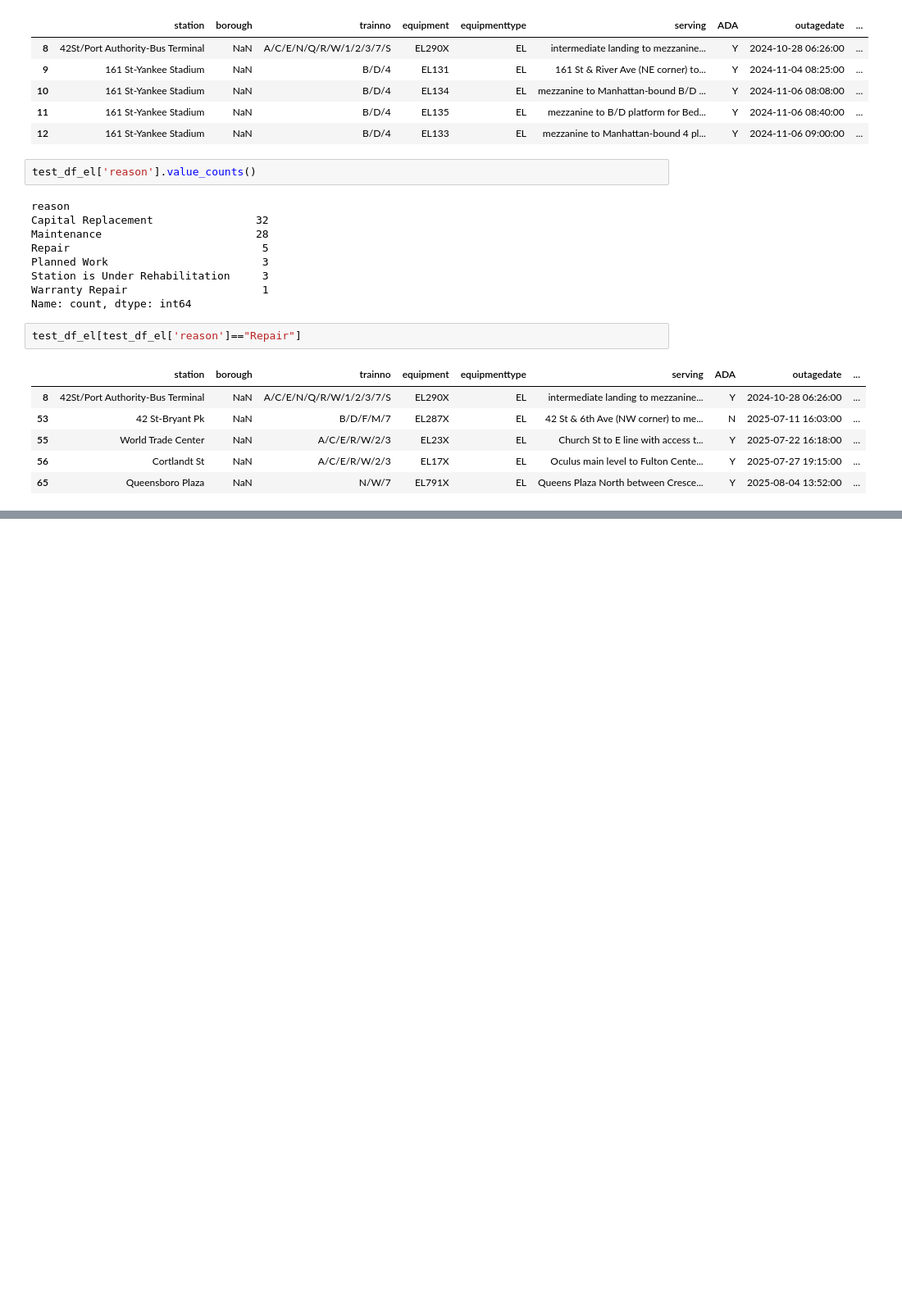
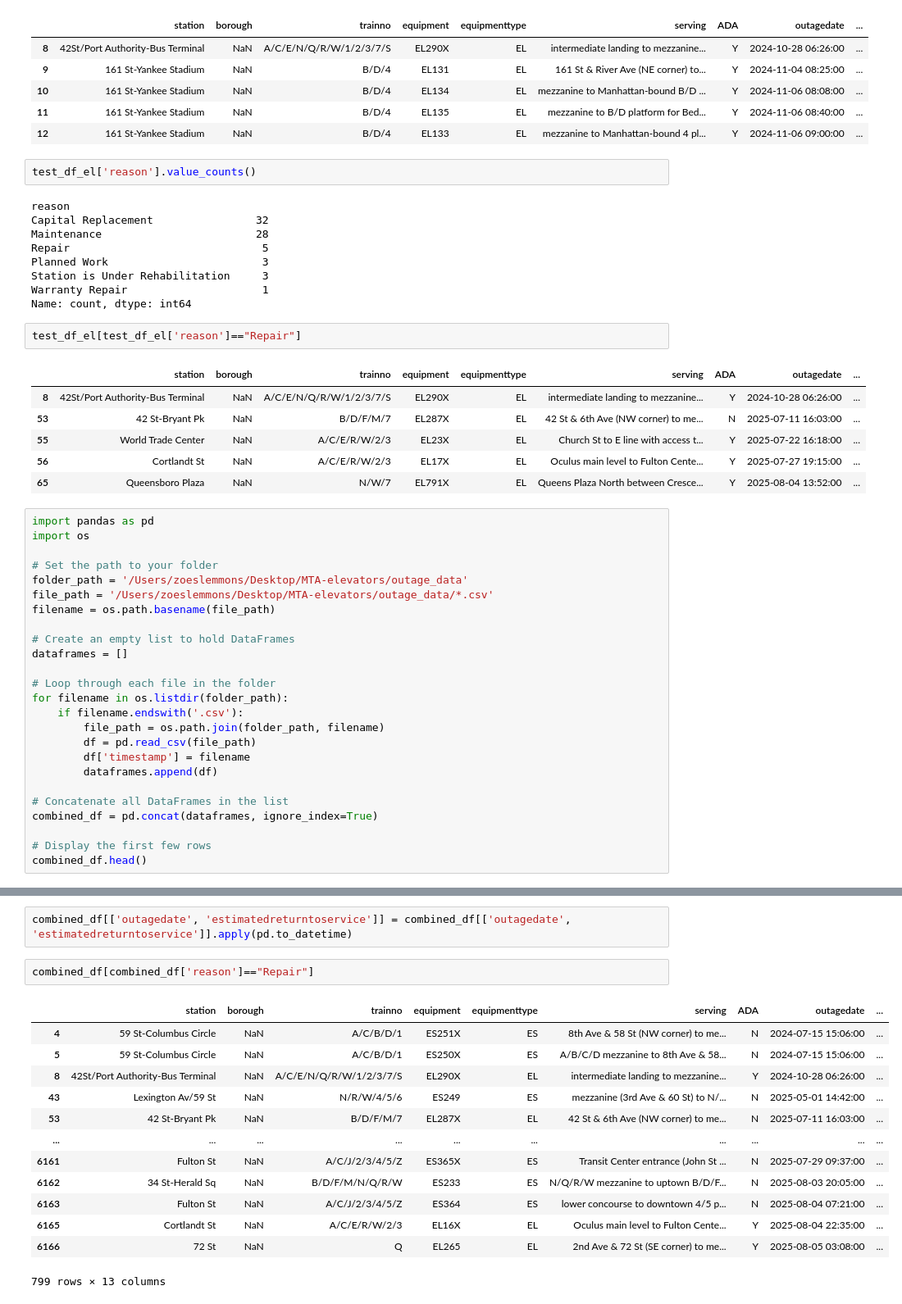
Before and after one commit to ZSlemmons/MTA-elevators, a Jupyter notebook: outage-scrape-analysis.ipynb, the cells around one changed output, grey strips where cells are left out. Shown at 82% size. Saved outputs shown, nothing was run; the diff lists cells and outputs as text; blank space fills up the shorter version.

```diff
--- a/outage-scrape-analysis.ipynb
+++ b/outage-scrape-analysis.ipynb
@@ -179,4 +179,28 @@ test_df_el[test_df_el['reason']=="Repair"]
 | 56 | Cortlandt St | NaN | A/C/E/R/W/2/3 | EL17X | EL | Oculus main level to Fulton Cente... | Y | 2025-07-27 19:15:00 | ... |
 | 65 | Queensboro Plaza | NaN | N/W/7 | EL791X | EL | Queens Plaza North between Cresce... | Y | 2025-08-04 13:52:00 | ... |
 # %%
+import pandas as pd
+import os
+
+# Set the path to your folder
+folder_path = '/Users/zoeslemmons/Desktop/MTA-elevators/outage_data'
+file_path = '/Users/zoeslemmons/Desktop/MTA-elevators/outage_data/*.csv'
+filename = os.path.basename(file_path)
+
+# Create an empty list to hold DataFrames
+dataframes = []
+
+# Loop through each file in the folder
+for filename in os.listdir(folder_path):
+    if filename.endswith('.csv'):
+        file_path = os.path.join(folder_path, filename)
+        df = pd.read_csv(file_path)
+        df['timestamp'] = filename
+        dataframes.append(df)
+
+# Concatenate all DataFrames in the list
+combined_df = pd.concat(dataframes, ignore_index=True)
+
+# Display the first few rows
+combined_df.head()
 # %% [output]
@@ -194,0 +245,18 @@ Name: serving, Length: 72, dtype: object
+# %%
+combined_df[['outagedate', 'estimatedreturntoservice']] = combined_df[['outagedate', 'estimatedreturntoservice']].apply(pd.to_datetime)
+# %%
+combined_df[combined_df['reason']=="Repair"]
+# %% [output]
+|  | station | borough | trainno | equipment | equipmenttype | serving | ADA | outagedate | ... |
+| 4 | 59 St-Columbus Circle | NaN | A/C/B/D/1 | ES251X | ES | 8th Ave & 58 St (NW corner) to me... | N | 2024-07-15 15:06:00 | ... |
+| 5 | 59 St-Columbus Circle | NaN | A/C/B/D/1 | ES250X | ES | A/B/C/D mezzanine to 8th Ave & 58... | N | 2024-07-15 15:06:00 | ... |
+| 8 | 42St/Port Authority-Bus Terminal | NaN | A/C/E/N/Q/R/W/1/2/3/7/S | EL290X | EL | intermediate landing to mezzanine... | Y | 2024-10-28 06:26:00 | ... |
+| 43 | Lexington Av/59 St | NaN | N/R/W/4/5/6 | ES249 | ES | mezzanine (3rd Ave & 60 St) to N/... | N | 2025-05-01 14:42:00 | ... |
+| 53 | 42 St-Bryant Pk | NaN | B/D/F/M/7 | EL287X | EL | 42 St & 6th Ave (NW corner) to me... | N | 2025-07-11 16:03:00 | ... |
+| ... | ... | ... | ... | ... | ... | ... | ... | ... | ... |
+| 6161 | Fulton St | NaN | A/C/J/2/3/4/5/Z | ES365X | ES | Transit Center entrance (John St ... | N | 2025-07-29 09:37:00 | ... |
+| 6162 | 34 St-Herald Sq | NaN | B/D/F/M/N/Q/R/W | ES233 | ES | N/Q/R/W mezzanine to uptown B/D/F... | N | 2025-08-03 20:05:00 | ... |
+| 6163 | Fulton St | NaN | A/C/J/2/3/4/5/Z | ES364 | ES | lower concourse to downtown 4/5 p... | N | 2025-08-04 07:21:00 | ... |
+| 6165 | Cortlandt St | NaN | A/C/E/R/W/2/3 | EL16X | EL | Oculus main level to Fulton Cente... | Y | 2025-08-04 22:35:00 | ... |
+| 6166 | 72 St | NaN | Q | EL265 | EL | 2nd Ave & 72 St (SE corner) to me... | Y | 2025-08-05 03:08:00 | ... |
+799 rows × 13 columns
```
Also changed, not shown: parts of 30 cells of this notebook, 1 other file.
